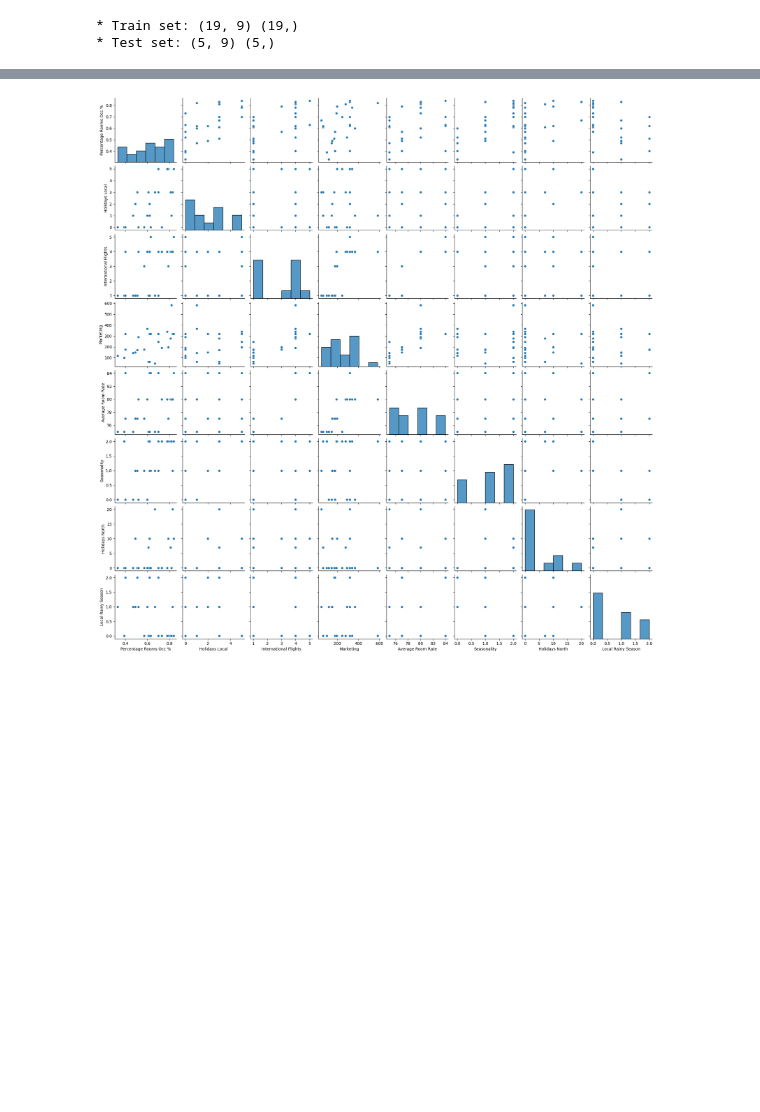
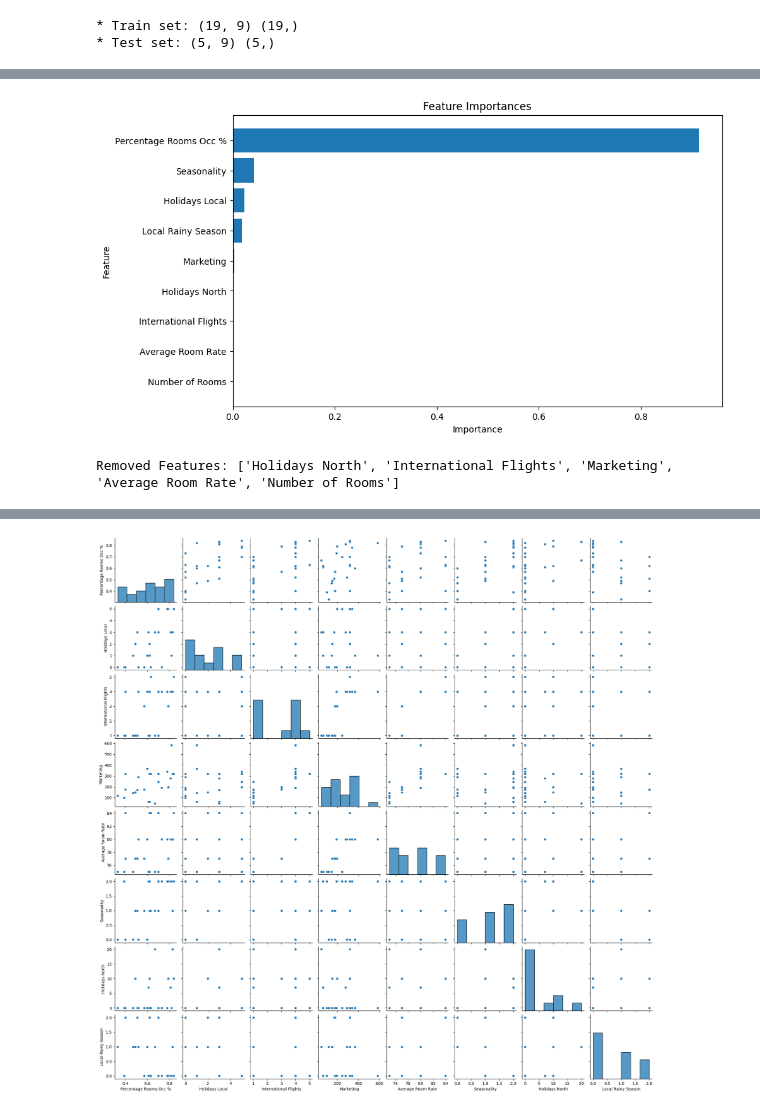
Before and after one commit to Danpr1984/hotelbudget, a Jupyter notebook: rooms.ipynb, the cells around one changed output, grey strips where cells are left out. Drawn from its saved outputs; the diff is of its cells as text; code cells hidden in the pictures; blank space fills up the shorter version.

Commit message:
training and testing model

```diff
--- a/rooms.ipynb
+++ b/rooms.ipynb
@@ -104,0 +220,48 @@ print("* Train set:", X_train.shape, y_train.shape,"\n* Test set:", X_test.shape
+# %%
+import matplotlib.pyplot as plt
+
+# Extract feature importances
+feature_importances = pipeline.named_steps['model'].feature_importances_
+feature_names = X_train.columns  # Assuming X_train contains your feature data
+
+# Create a DataFrame for better visualization
+importance_df = pd.DataFrame({'Feature': feature_names, 'Importance': feature_importances})
+
+# Sort the DataFrame by importance in descending order
+importance_df = importance_df.sort_values(by='Importance', ascending=False)
+
+# Create a bar plot
+plt.figure(figsize=(10, 6))
+plt.barh(importance_df['Feature'], importance_df['Importance'])
+plt.xlabel('Importance')
+plt.ylabel('Feature')
+plt.title('Feature Importances')
+plt.gca().invert_yaxis()  # Invert y-axis to display the most important features at the top
+plt.show()
+# %% [output]
+[figure, added]
+# %%
+# List of feature names
+feature_names = ["Percentage Rooms Occ %", "Holidays Local", "Seasonality", "Holidays North",
+                 "Local Rainy Season", "International Flights", "Marketing", "Average Room Rate",
+                 "Number of Rooms"]
+
+# Feature importances as per your analysis
+feature_importances = [0.9137637088311512, 0.02322517456170005, 0.04120267547509612, 0.0,
+                       0.01843399349474605, 0.0, 0.0033744476373065505, 0.0, 0.0]
+
+# Threshold for feature removal (adjust as needed)
+threshold = 0.01  # Features with importance less than this will be removed
+
+# Create a list of features to remove based on the threshold
+features_to_remove = [feature for feature, importance in zip(feature_names, feature_importances) if importance < threshold]
+
+# Create a new DataFrame without the low-importance features
+df_filtered = df.drop(features_to_remove, axis=1)
+
+# Print the list of removed features
+print("Removed Features:", features_to_remove)
+
+# Now df_filtered contains only the selected features
+# %% [output]
+Removed Features: ['Holidays North', 'International Flights', 'Marketing', 'Average Room Rate', 'Number of Rooms']
```
Also changed, not shown: parts of 18 cells of this notebook.
